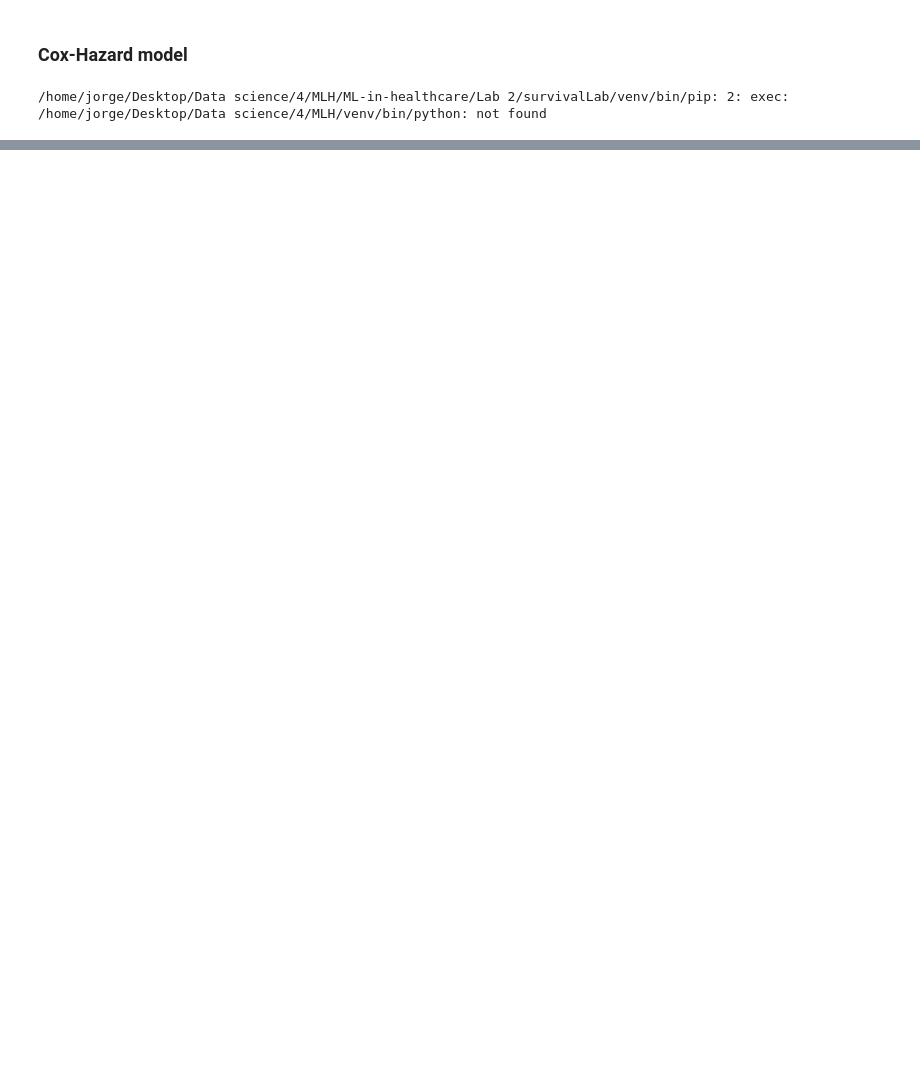
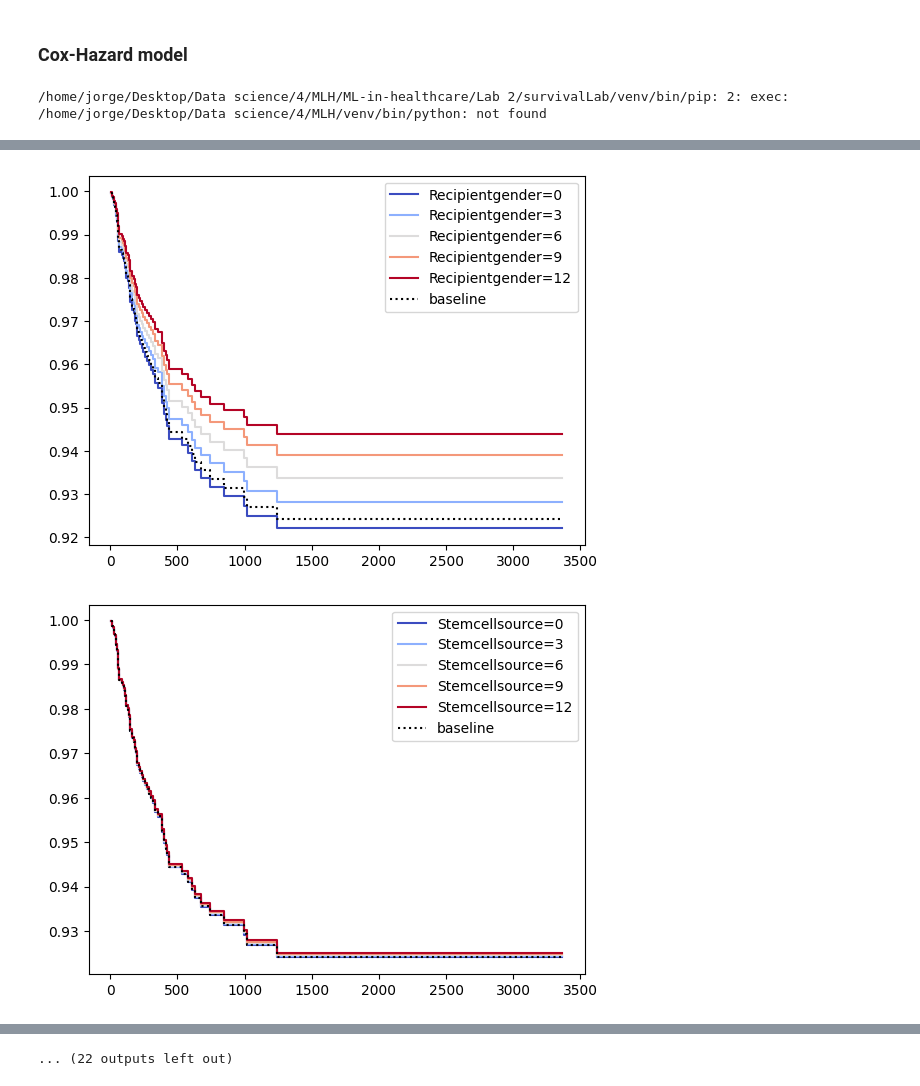
Before and after one commit to mrjorgeparr/ML-in-healthcare, a Jupyter notebook: Lab 2/survivalLab/survival.ipynb, the cells around one changed output, grey strips where cells are left out. Drawn from its saved outputs; the diff is of its cells as text; code cells hidden in the pictures; blank space fills up the shorter version.

```diff
--- a/Lab 2/survivalLab/survival.ipynb
+++ b/Lab 2/survivalLab/survival.ipynb
@@ -385,0 +382,7 @@ plt.show()
+# %%
+import numpy as np
+for col in df3.columns:
+    cph.plot_partial_effects_on_outcome(col, values=np.arange(0, 15, 3), cmap='coolwarm')
+# %% [output]
+[figure, added]
+[figure, added]
@@ -385,0 +399 @@ plt.show()
+... (22 outputs left out)
```
Also changed, not shown: parts of 8 cells of this notebook, 3 other files.
